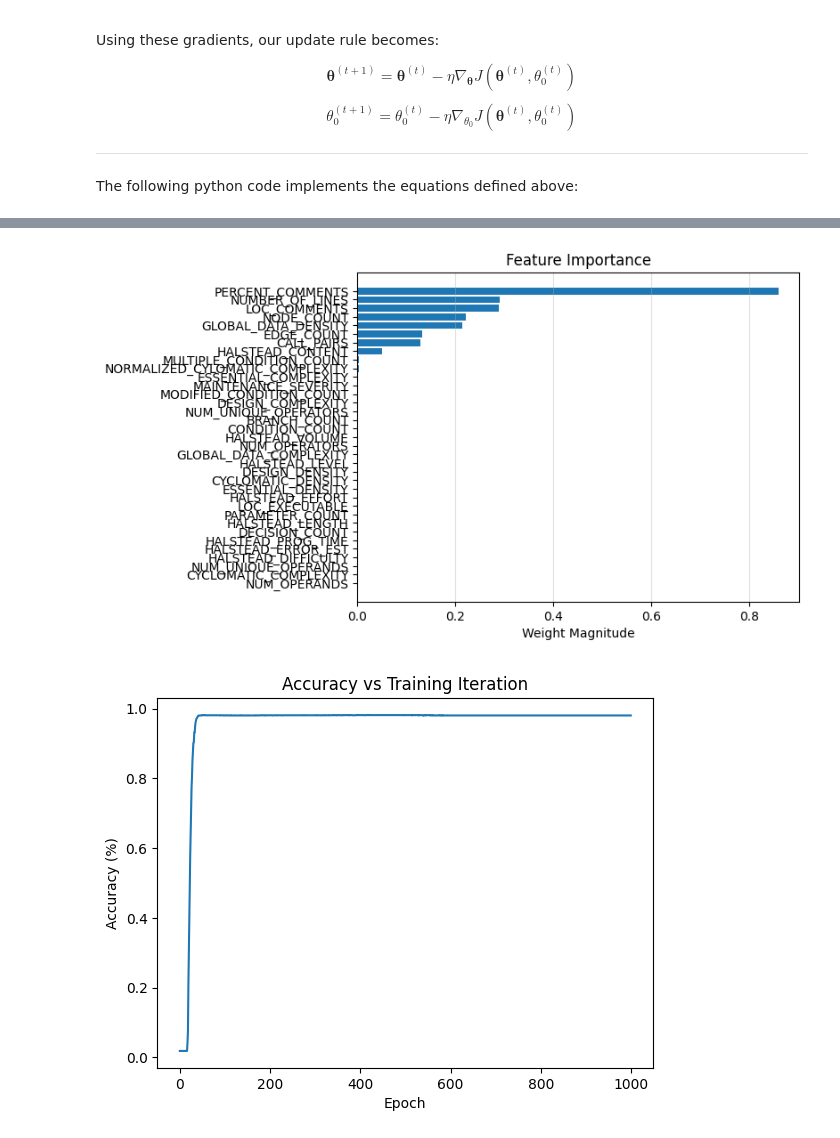
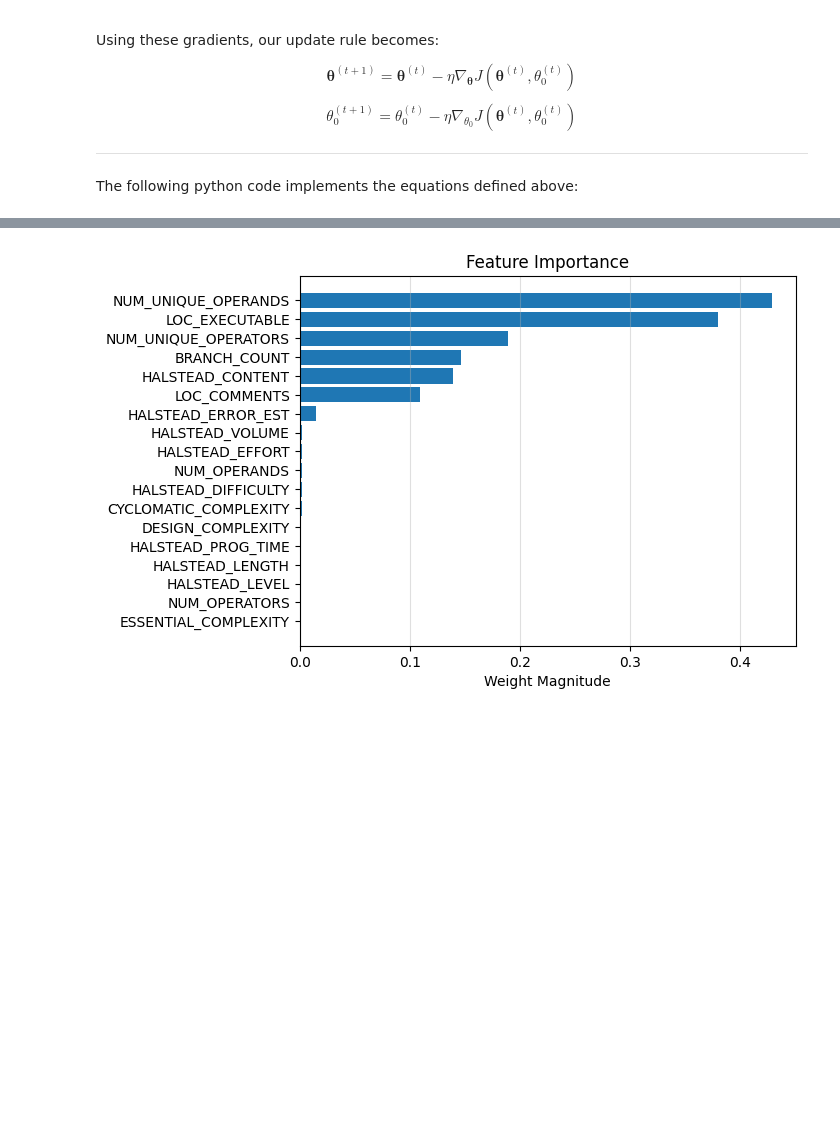
Before and after one commit to agoodyer/software-defect-prediction, a Jupyter notebook: logistic_regression_test.ipynb, the cells around one changed output, grey strips where cells are left out. Cells and saved outputs as stored; diff of their text form; code cells hidden in the pictures; blank space fills up the shorter version.

Commit message:
train test split and formatting

```diff
--- a/logistic_regression_test.ipynb
+++ b/logistic_regression_test.ipynb
@@ -18,10 +19,11 @@ ___
 import numpy as np
 import pandas as pd
 import matplotlib.pyplot as plt
+from sklearn.model_selection import train_test_split
+import seaborn as sns
+from IPython.display import display, Markdown
 
-import seaborn as sns
-
-df = pd.read_csv('dataset/dataset_csv/MC1.csv')
+df = pd.read_csv('dataset/dataset_csv/JM1.csv')
 # %% [markdown]
 ### Design Matrix and Label Construction, Standardization
 # %% [markdown]
@@ -39,24 +41,20 @@ with $x$ representing our individual raw features and the design matrix being th
 # %%
 columns_dropped = [
     'LOC_BLANK', 'LOC_TOTAL', 'LOC_CODE_AND_COMMENT', # proxies for LOC
-    # 'DESIGN_COMPLEXITY', 'ESSENTIAL_COMPLEXITY', 'BRANCH_COUNT',
 ]
 
-df = raw_features = df.drop(columns = columns_dropped)
+df = df.drop(columns = columns_dropped)
 
 raw_features = df.iloc[:, :-1].values.astype(float)
 
+X_all = np.log1p(df.iloc[:, :-1].values.astype(float))
+y_all = df.iloc[:,-1].apply(lambda x: 1 if str(x) == 'Y' else 0).values
 
 
-raw_features = np.log1p(raw_features) # log transform
+X, X_test, y, y_test = train_test_split(X_all,y_all, test_size=0.20, random_state=123, stratify=y_all)
 
-mu = np.mean(raw_features, axis=0)
-sigma = np.std(raw_features, axis=0)
+mu = np.mean(X, axis=0)
+sigma = np.std(X, axis=0)
 
-X = (raw_features-mu)/sigma
-y = df.iloc[:,-1].apply(lambda x: 1 if str(x) == 'Y' else 0).values
-
-correlation_matrix = pd.DataFrame(X).corr()
-
-feature_names = df.columns[:-1]
-sns.heatmap(correlation_matrix, xticklabels=feature_names, yticklabels=feature_names)
+X = (X-mu)/sigma
+X_test = (X_test-mu)/sigma
@@ -169,6 +197,4 @@ false negatives:  34
 # %%
-from IPython.display import display, Markdown
-
 md_table = '### Feature Importance for Defect Prediction \n'
 md_table += 'Metric Name | Weight Magnitude | Impact \n'
 md_table += ' | :--- | :--- | :--- \n'
@@ -178,7 +204,7 @@ importance = sorted(list(zip(feature_names,abs(theta),np.sign(theta))), key=lamb
 
 for name, weight, sign in importance :
 
-    impact = '✖ Little Impact' if (weight < 1e-3) else ('⬆ Probability' if sign>0 else '⬇ Probability')
+    impact = '✖ Little Impact' if (weight < 1e-2) else ('⬆ Probability' if sign>0 else '⬇ Probability')
     md_table += f"| {name} | {weight:.4f} | {impact}\n"
 
 display(Markdown(md_table))
@@ -193,13 +219,6 @@ plt.xlabel("Weight Magnitude")
 plt.grid(axis='x', alpha=0.4)
 plt.barh(names[::-1],weight[::-1])
 plt.show()
-
-
-plt.plot(accuracy_v, label='Training Accuracy')
-plt.ylabel('Accuracy (%)')
-plt.xlabel('Epoch')
-plt.title('Accuracy vs Training Iteration')
-plt.show()
 # %% [output]
 ### Feature Importance for Defect Prediction
 Metric Name | Weight Magnitude | Impact
@@ -242,2 +244 @@ Metric Name | Weight Magnitude | Impact
-[figure, old version]
+[figure, new version]
-[figure, removed]
```
Also changed, not shown: parts of 8 cells of this notebook.
